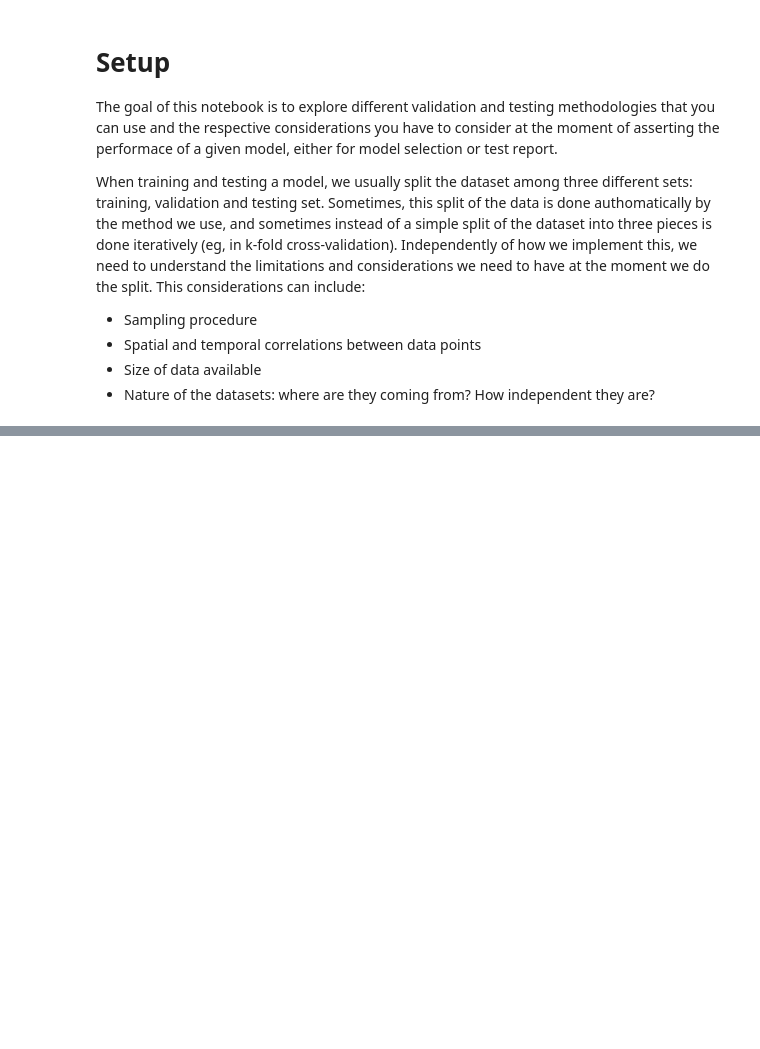
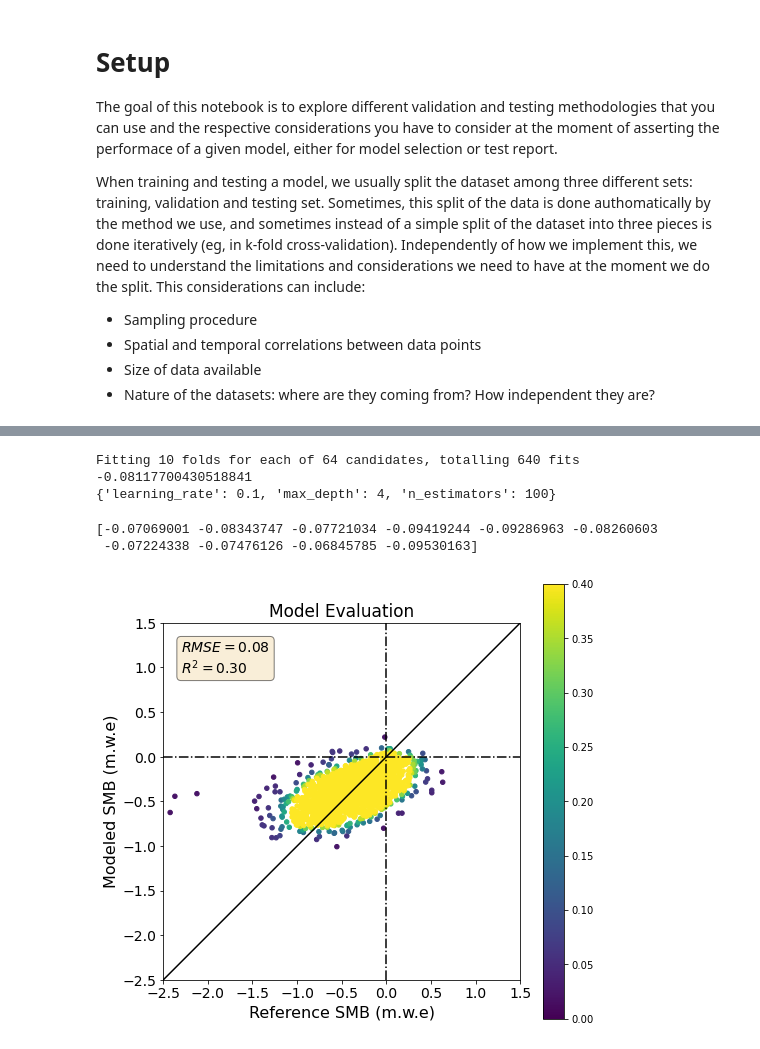
Before and after one commit to Machine-Learning-in-Glaciology-Workshop/Project_MB_Regression, a Jupyter notebook: 4_Validation.ipynb, the cells around one changed output, grey strips where cells are left out. Drawn from its saved outputs; the diff is of its cells as text; code cells hidden in the pictures; blank space fills up the shorter version.

Commit message:
xgboost model training and cross validation

```diff
--- a/4_Validation.ipynb
+++ b/4_Validation.ipynb
@@ -27,0 +104,18 @@ For an excellent introduction to cross-validation, as well as the different high
+# %%
+xgb_model = xgb.XGBRegressor()
+
+clf = GridSearchCV(xgb_model, {'max_depth': [2, 4, 6, 8],
+                               'n_estimators': [50, 100, 200, 300],
+                              'learning_rate': [0.01, 0.05, 0.1, 0.2]},
+                   cv=10,
+                   verbose=1,
+                   n_jobs=4,
+                   scoring='neg_mean_squared_error')
+clf.fit(X_train, y_train)
+
+print(clf.best_score_)
+print(clf.best_params_)
+# %% [output]
+Fitting 10 folds for each of 64 candidates, totalling 640 fits
+-0.08117700430518841
+{'learning_rate': 0.1, 'max_depth': 4, 'n_estimators': 100}
@@ -27,0 +126,35 @@ For an excellent introduction to cross-validation, as well as the different high
+# %%
+from sklearn.model_selection import cross_val_predict as cvp
+from sklearn.model_selection import cross_val_score
+
+xgb_model = xgb.XGBRegressor(max_depth = 4,
+                             n_estimators = 100,
+                             learning_rate = 0.1)
+#res = xgb.cv(param, dtrain, nfold=10,
+#             metrics={'error'})#, #seed=0,
+             #callbacks=[xgb.callback.EvaluationMonitor(show_stdv=False),
+             #           xgb.callback.EarlyStopping(3)])
+
+#from sklearn.model_selection import cross_val_score
+#from sklearn.model_selection import KFold
+
+# define model evaluation method
+#cv = KFold(n_splits=10, random_state=1)
+# evaluate model
+#scores = cross_val_score(xgb_model, X, y, scoring='neg_mean_absolute_error', cv=cv, n_jobs=-1)
+# force scores to be positive
+#scores = absolute(scores)
+#print('Mean MAE: %.3f (%.3f)' % (scores.mean(), scores.std()) )
+
+print(cross_val_score(xgb_model, X_train, y_train, cv=10, scoring='neg_mean_squared_error'))
+
+y_pred = cvp(xgb_model, X_train, y_train, cv=10, n_jobs = 2)#, fit_params = param)
+
+#xgb_model.fit(X_train, y_train)
+# %% [output]
+[-0.07069001 -0.08343747 -0.07721034 -0.09419244 -0.09286963 -0.08260603
+ -0.07224338 -0.07476126 -0.06845785 -0.09530163]
+# %%
+plot_prediction(y_train, y_pred, n_toplot=5000)
+# %% [output]
+[figure, added]
```
Also changed, not shown: parts of 7 cells of this notebook.
